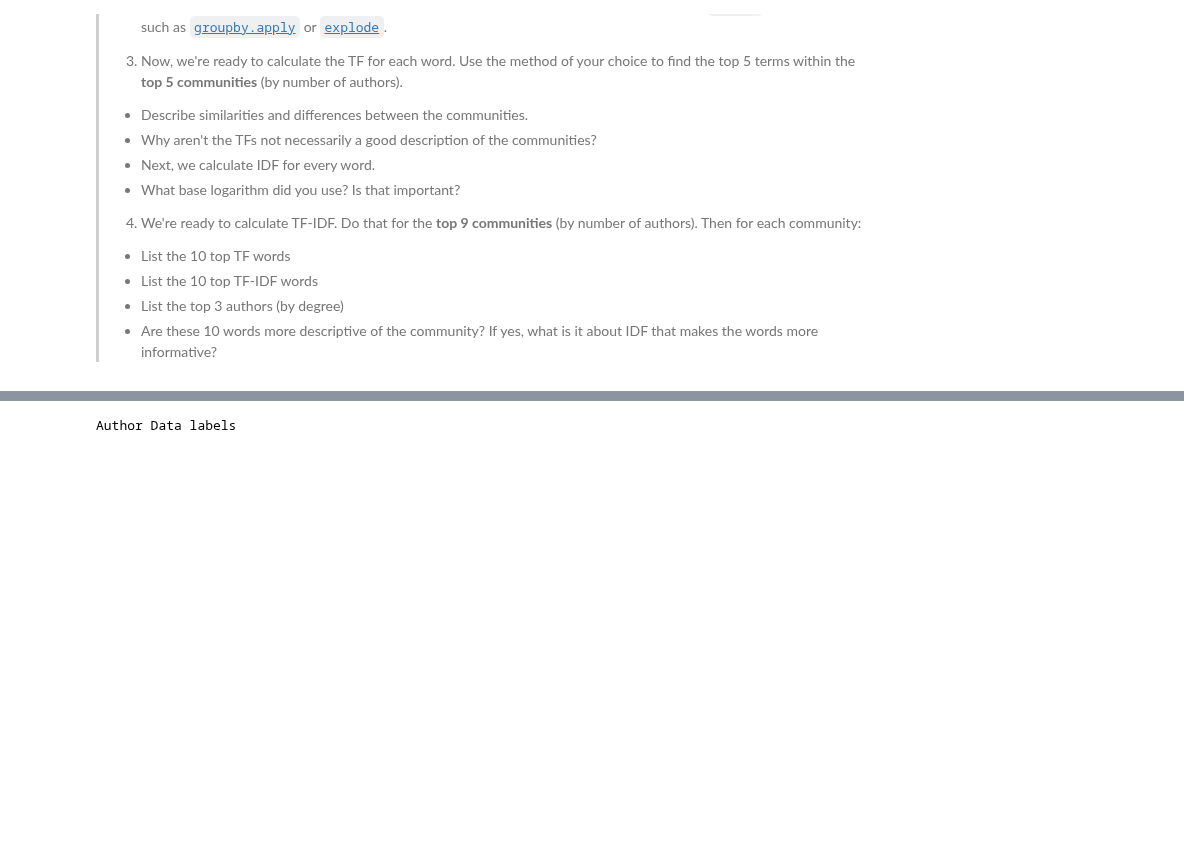
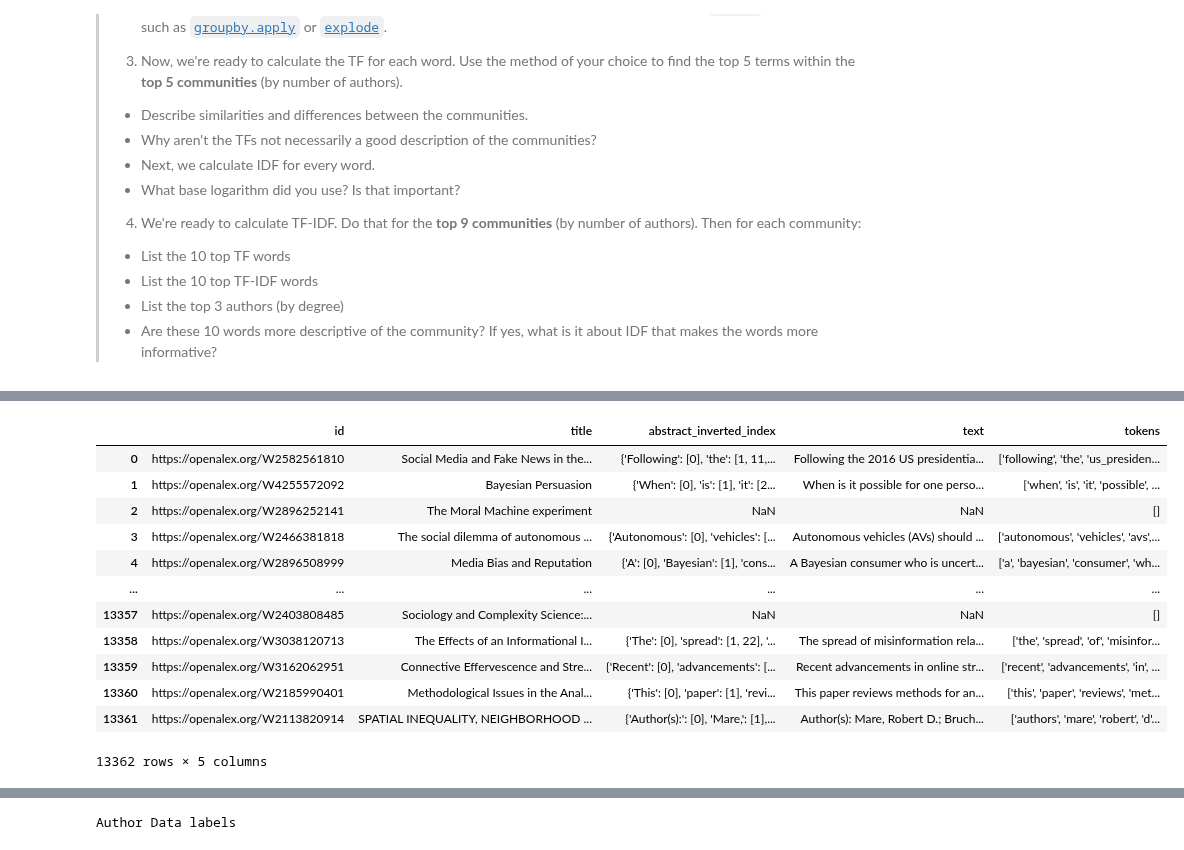
Before and after one commit to CarolineMortensen/Group_project_CSS, a Jupyter notebook: Assignment2.ipynb, the cells around one changed output, grey strips where cells are left out. Drawn from its saved outputs; the diff is of its cells as text; code cells hidden in the pictures; blank space fills up the shorter version.

```diff
--- a/Assignment2.ipynb
+++ b/Assignment2.ipynb
@@ -596,0 +609,18 @@ If we consider the karate club partitioning and the 4 friendgroups. We see from
+# %%
+new_abstracts_path = "new_abstracts.csv"
+new_abstracts = pd.read_csv(new_abstracts_path)
+new_abstracts
+# %% [output]
+|  | id | title | abstract_inverted_index | text | tokens |
+| 0 | https://openalex.org/W2582561810 | Social Media and Fake News in the... | {'Following': [0], 'the': [1, 11,... | Following the 2016 US presidentia... | ['following', 'the', 'us_presiden... |
+| 1 | https://openalex.org/W4255572092 | Bayesian Persuasion | {'When': [0], 'is': [1], 'it': [2... | When is it possible for one perso... | ['when', 'is', 'it', 'possible', ... |
+| 2 | https://openalex.org/W2896252141 | The Moral Machine experiment | NaN | NaN | [] |
+| 3 | https://openalex.org/W2466381818 | The social dilemma of autonomous ... | {'Autonomous': [0], 'vehicles': [... | Autonomous vehicles (AVs) should ... | ['autonomous', 'vehicles', 'avs',... |
+| 4 | https://openalex.org/W2896508999 | Media Bias and Reputation | {'A': [0], 'Bayesian': [1], 'cons... | A Bayesian consumer who is uncert... | ['a', 'bayesian', 'consumer', 'wh... |
+| ... | ... | ... | ... | ... | ... |
+| 13357 | https://openalex.org/W2403808485 | Sociology and Complexity Science:... | NaN | NaN | [] |
+| 13358 | https://openalex.org/W3038120713 | The Effects of an Informational I... | {'The': [0], 'spread': [1, 22], '... | The spread of misinformation rela... | ['the', 'spread', 'of', 'misinfor... |
+| 13359 | https://openalex.org/W3162062951 | Connective Effervescence and Stre... | {'Recent': [0], 'advancements': [... | Recent advancements in online str... | ['recent', 'advancements', 'in', ... |
+| 13360 | https://openalex.org/W2185990401 | Methodological Issues in the Anal... | {'This': [0], 'paper': [1], 'revi... | This paper reviews methods for an... | ['this', 'paper', 'reviews', 'met... |
+| 13361 | https://openalex.org/W2113820914 | SPATIAL INEQUALITY, NEIGHBORHOOD ... | {'Author(s):': [0], 'Mare,': [1],... | Author(s): Mare, Robert D.; Bruch... | ['authors', 'mare', 'robert', 'd'... |
+13362 rows × 5 columns
```
Also changed, not shown: parts of 4 cells of this notebook.
